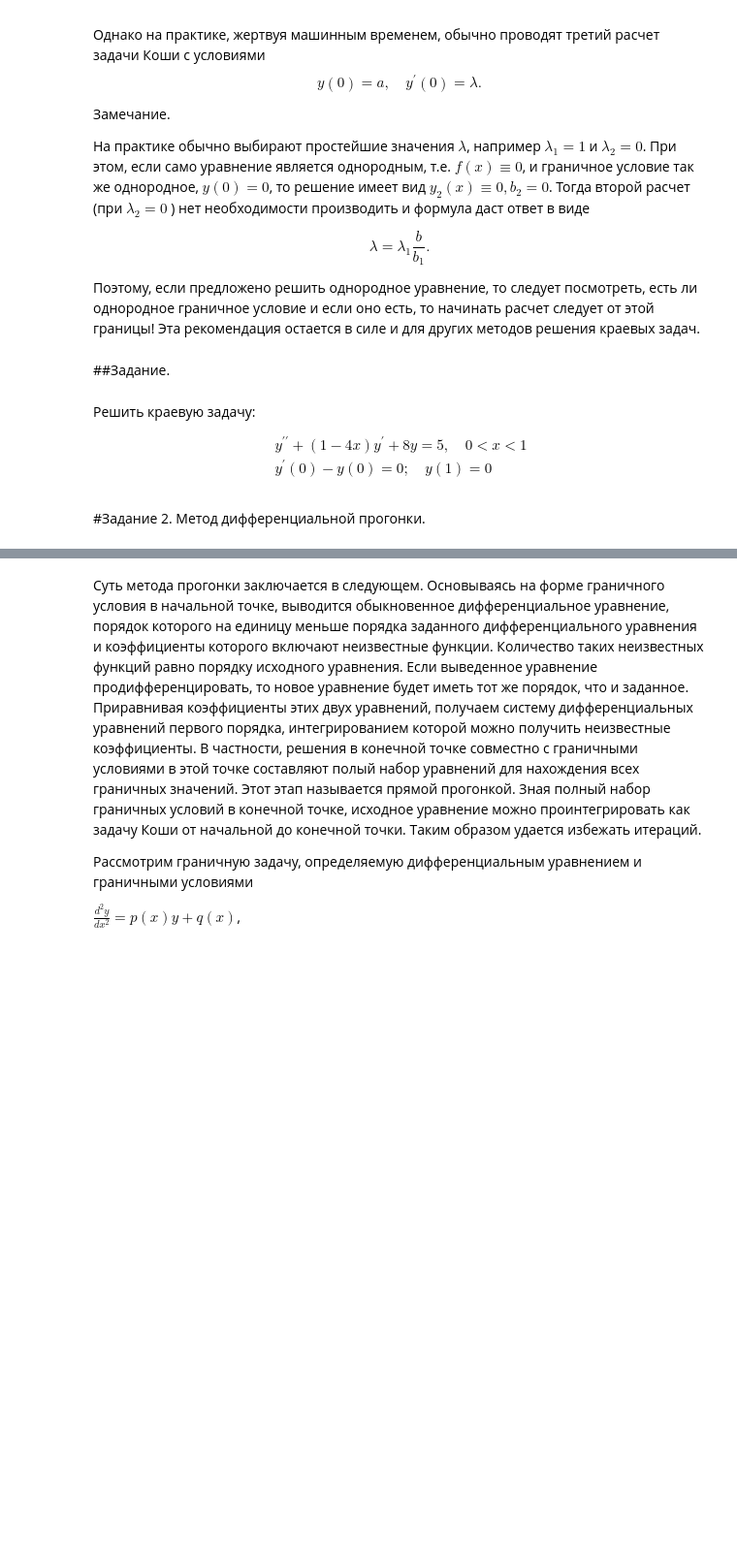
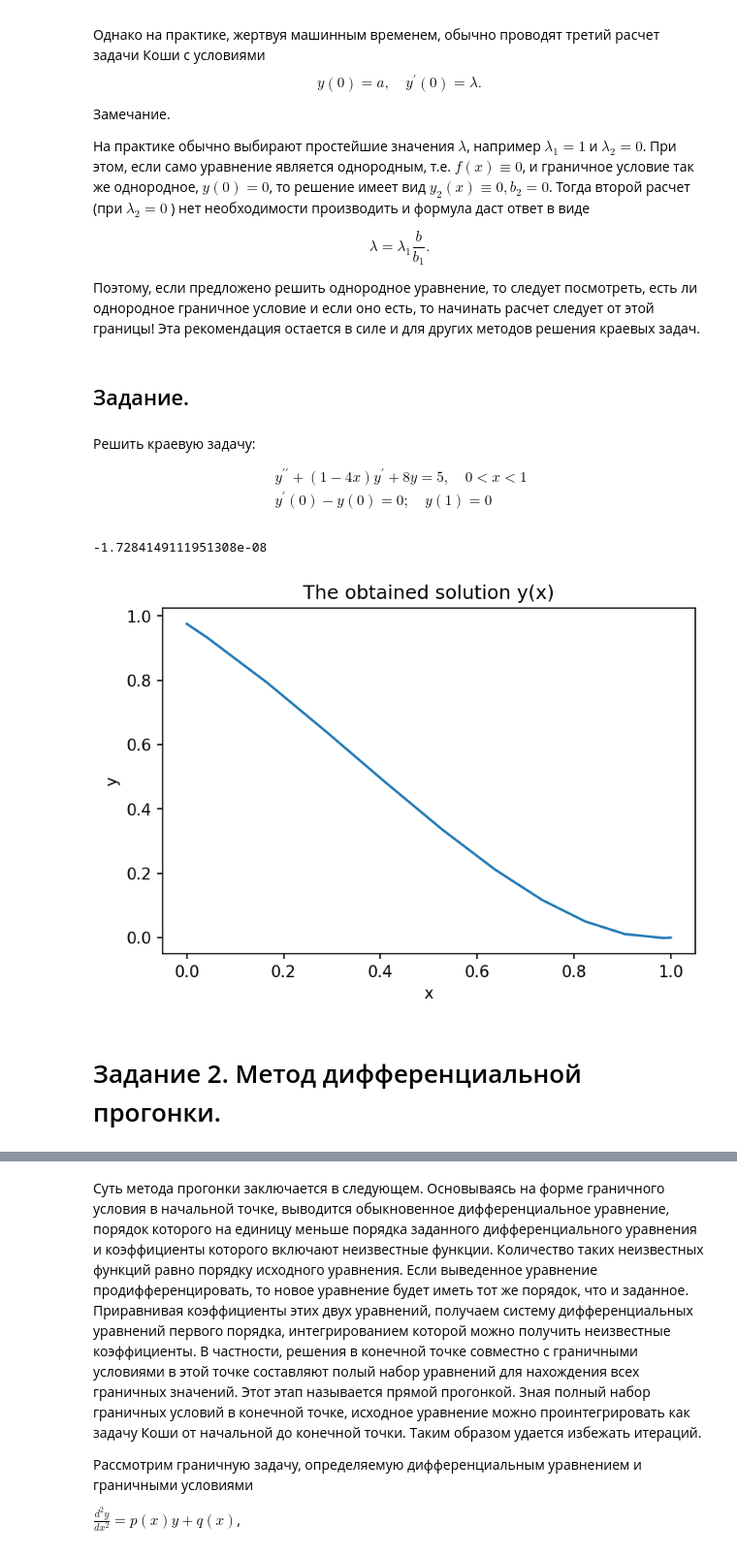
Before and after one commit to asenka239/compMath, a Jupyter notebook: Второй семестр/D2_Решение_краевых_задач.ipynb, the cells around one changed output, grey strips where cells are left out. Shown at 97% size. Cells and saved outputs as stored; diff of their text form; code cells hidden in the pictures; blank space fills up the shorter version.

```diff
--- a/Второй семестр/D2_Решение_краевых_задач.ipynb
+++ b/Второй семестр/D2_Решение_краевых_задач.ipynb
@@ -63,8 +63,13 @@ $$
 $$
 
 Поэтому, если предложено решить однородное уравнение, то следует посмотреть, есть ли однородное граничное условие и если оно есть, то начинать расчет следует от этой границы! Эта рекомендация остается в силе и для других методов решения краевых задач.
+# %%
+import numpy as np
+from scipy import integrate, optimize
+from matplotlib import pyplot as plt
+plt.rcParams['figure.dpi'] = 150
 # %% [markdown]
-##Задание.
+## Задание.
 # %% [markdown]
 Решить краевую задачу:
 
@@ -74,6 +79,25 @@ $$
 &y^{\prime}(0)-y(0)=0 ; \quad y(1)=0
 \end{aligned}
 $$
+# %%
+def f(x, y):
+    return y[1], 5 - 8 * y[0] - y[1] * (3 - 4 * x)
+# %%
+solved1 = integrate.solve_ivp(f, (0, 1), [0, 0], rtol=1e-10)
+solved2 = integrate.solve_ivp(f, (0, 1), [0, 1], rtol=1e-10)
+
+b1 = solved1.y[1][solved1.y[1].shape[0] - 1] - solved1.y[0][solved1.y[0].shape[0] - 1]
+b2 = solved2.y[1][solved2.y[1].shape[0] - 1] - solved2.y[0][solved2.y[0].shape[0] - 1]
+lambda_0 = -b1 / (b2 - b1)
+# %%
+solved_0 = integrate.solve_ivp(f, (0, 1), [0, lambda_0], rtol=1e-10)
+print(solved_0.y[1][solved_0.y[1].shape[0] - 1] - solved_0.y[0][solved_0.y[0].shape[0] - 1])
+plt.plot(1 - solved_0.t, solved_0.y[0])
+plt.title('The obtained solution y(x)')
+plt.xlabel('x'); plt.ylabel('y');
+# %% [output]
+-1.7284149111951308e-08
+[figure, added]
 # %% [markdown]
-#Задание 2. Метод дифференциальной прогонки.
+# Задание 2. Метод дифференциальной прогонки.
 # %% [markdown]
```
Also changed, not shown: parts of 14 cells of this notebook, 1 other file.
